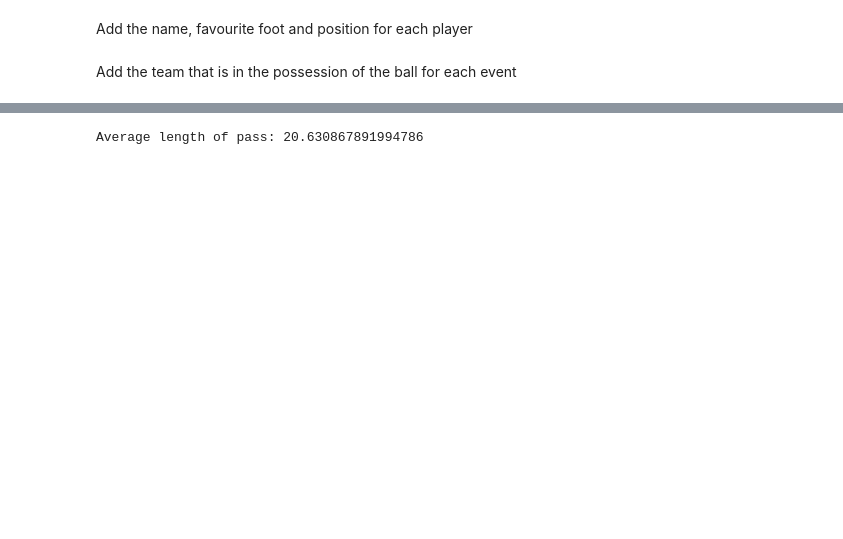
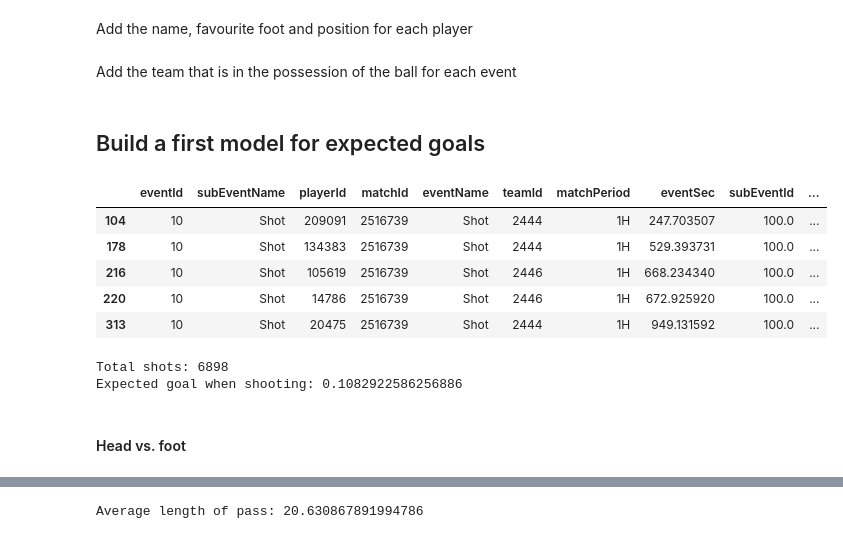
Before and after one commit to CleKraus/soccer_analytics, a Jupyter notebook: notebooks/general_statistics.ipynb, the cells around one changed output, grey strips where cells are left out. Drawn from its saved outputs; the diff is of its cells as text; code cells hidden in the pictures; blank space fills up the shorter version.

Commit message:
Add first steps for univariate analysis for expected goals

```diff
--- a/notebooks/general_statistics.ipynb
+++ b/notebooks/general_statistics.ipynb
@@ -46,3 +48,24 @@ def compute_possession(row):
         np.nan
 # %%
 df_events["teamPossession"] = df_events.apply(lambda row: compute_possession(row), axis=1)
+# %% [markdown]
+## Build a first model for expected goals
+# %%
+df_shots = df_events[df_events["eventName"] == "Shot"].copy()
+# %%
+df_shots.head()
+# %% [output]
+|  | eventId | subEventName | playerId | matchId | eventName | teamId | matchPeriod | eventSec | subEventId | ... |
+| 104 | 10 | Shot | 209091 | 2516739 | Shot | 2444 | 1H | 247.703507 | 100.0 | ... |
+| 178 | 10 | Shot | 134383 | 2516739 | Shot | 2444 | 1H | 529.393731 | 100.0 | ... |
+| 216 | 10 | Shot | 105619 | 2516739 | Shot | 2446 | 1H | 668.234340 | 100.0 | ... |
+| 220 | 10 | Shot | 14786 | 2516739 | Shot | 2446 | 1H | 672.925920 | 100.0 | ... |
+| 313 | 10 | Shot | 20475 | 2516739 | Shot | 2444 | 1H | 949.131592 | 100.0 | ... |
+# %%
+print(f"Total shots: {len(df_shots)}")
+print(f"Expected goal when shooting: {df_shots['Goal'].mean()}")
+# %% [output]
+Total shots: 6898
+Expected goal when shooting: 0.1082922586256886
+# %% [markdown]
+#### Head vs. foot
```
Also changed, not shown: parts of 12 cells of this notebook.
